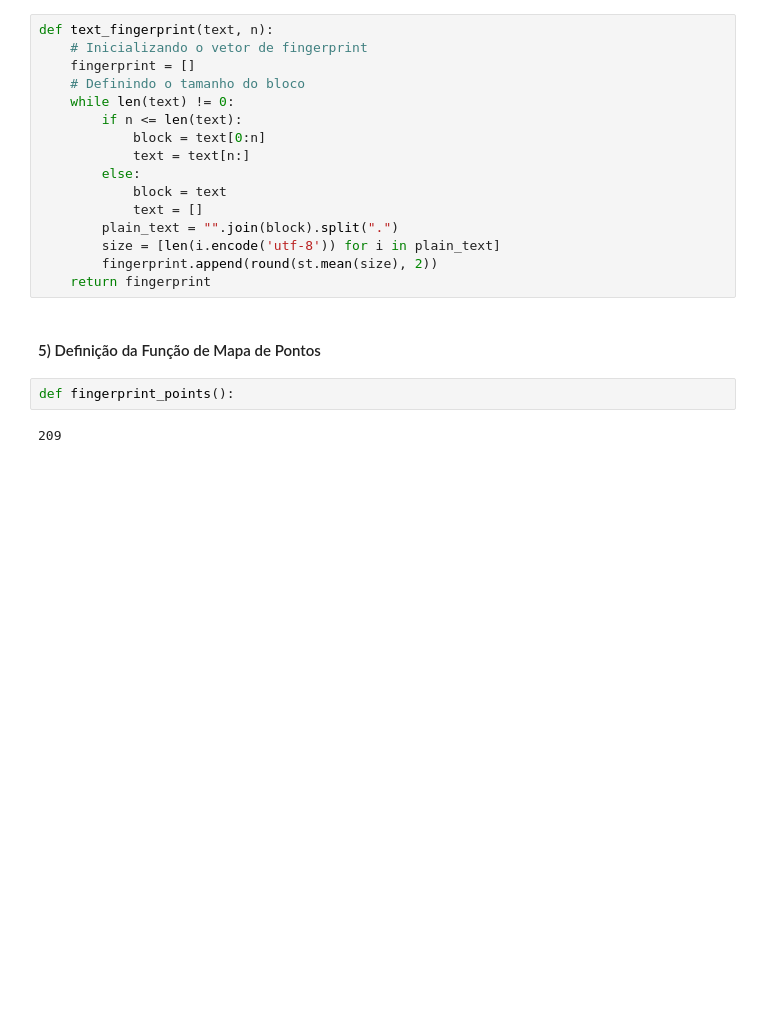
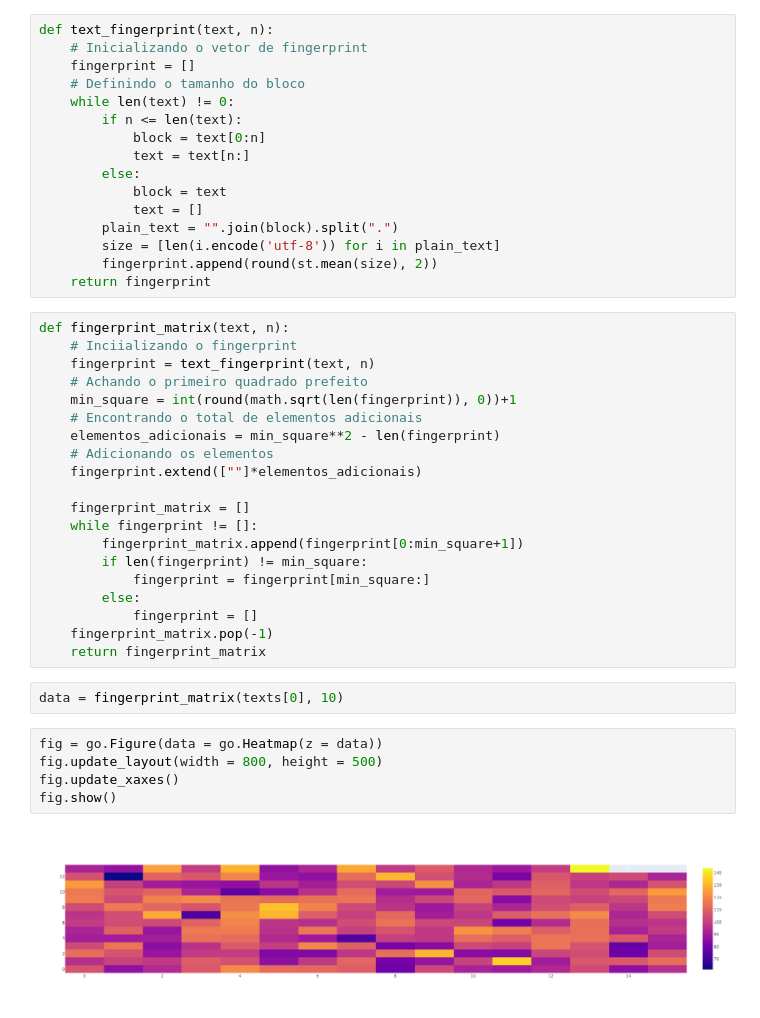
Before and after one commit to higor-gomes93/mestrado_ft045, a Jupyter notebook: Trabalho 2/Trabalho_2.ipynb, the cells around one changed output. Saved outputs shown, nothing was run; the diff lists cells and outputs as text; blank space fills up the shorter version.

```diff
--- a/Trabalho 2/Trabalho_2.ipynb
+++ b/Trabalho 2/Trabalho_2.ipynb
@@ -81,9 +82,32 @@ def text_fingerprint(text, n):
         size = [len(i.encode('utf-8')) for i in plain_text]
         fingerprint.append(round(st.mean(size), 2))
     return fingerprint
-# %% [markdown]
-#### 5) Definição da Função de Mapa de Pontos
 # %%
-def fingerprint_points():
+def fingerprint_matrix(text, n):
+    # Inciializando o fingerprint
+    fingerprint = text_fingerprint(text, n)
+    # Achando o primeiro quadrado prefeito
+    min_square = int(round(math.sqrt(len(fingerprint)), 0))+1
+    # Encontrando o total de elementos adicionais
+    elementos_adicionais = min_square**2 - len(fingerprint)
+    # Adicionando os elementos
+    fingerprint.extend([""]*elementos_adicionais)
+
+    fingerprint_matrix = []
+    while fingerprint != []:
+        fingerprint_matrix.append(fingerprint[0:min_square+1])
+        if len(fingerprint) != min_square:
+            fingerprint = fingerprint[min_square:]
+        else:
+            fingerprint = []
+    fingerprint_matrix.pop(-1)
+    return fingerprint_matrix
-# %% [output]
-209
+# %%
+data = fingerprint_matrix(texts[0], 10)
+# %%
+fig = go.Figure(data = go.Heatmap(z = data))
+fig.update_layout(width = 800, height = 500)
+fig.update_xaxes()
+fig.show()
+# %% [output]
+[figure, added]
```
Also changed, not shown: parts of 2 cells of this notebook.
